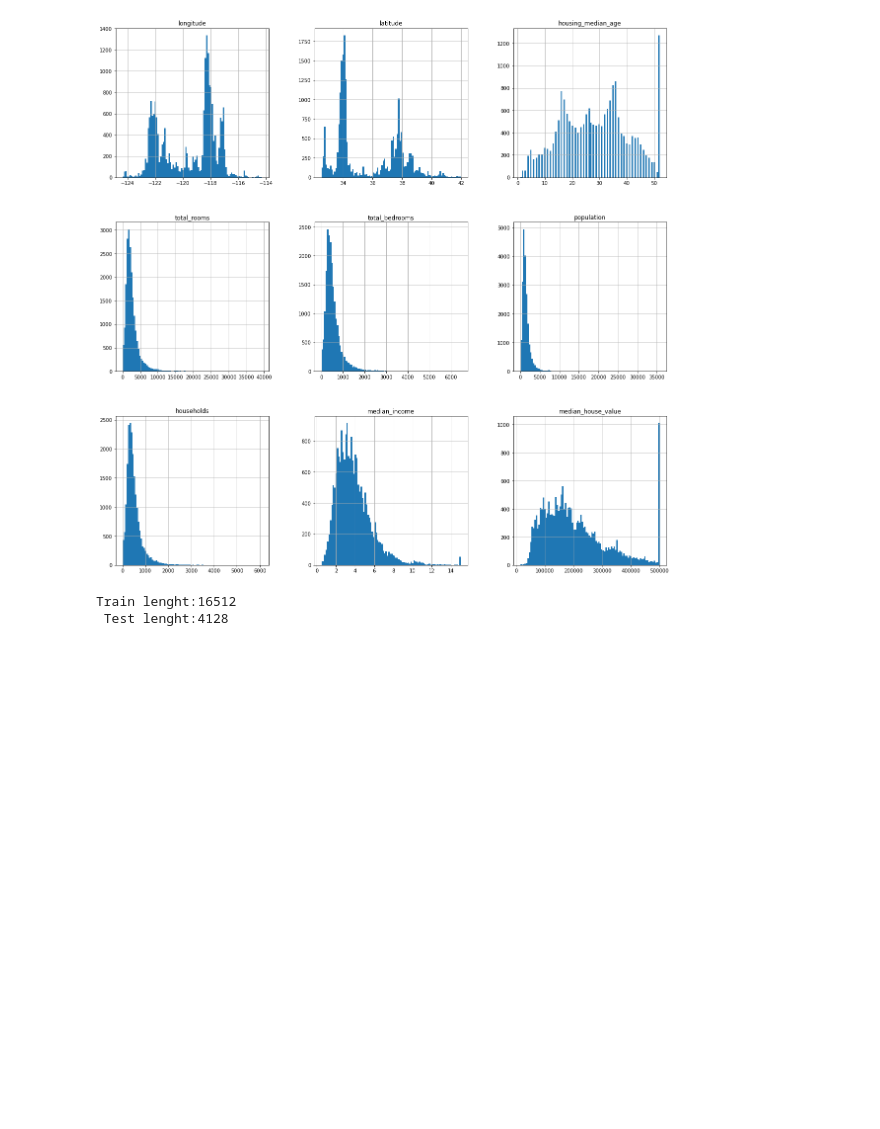
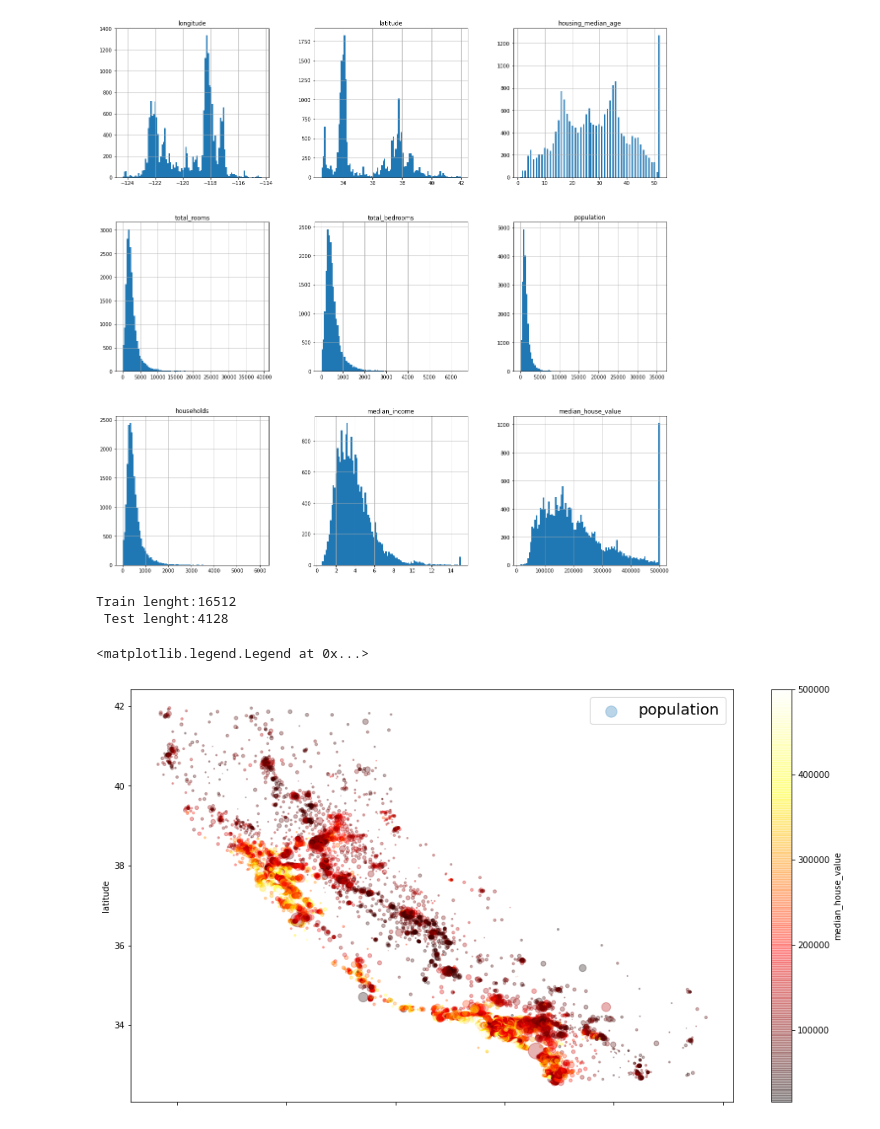
Before and after one commit to paulsok/kaggle, a Jupyter notebook: California Housing Prices/california_housing_prices.ipynb, the cells around one changed output. Saved outputs shown, nothing was run; the diff lists cells and outputs as text; code cells hidden in the pictures; blank space fills up the shorter version.

```diff
--- a/California Housing Prices/california_housing_prices.ipynb
+++ b/California Housing Prices/california_housing_prices.ipynb
@@ -65,3 +68,13 @@ print(f'Train lenght:{len(train)} \n Test lenght:{len(test)}')
 # %% [output]
 Train lenght:16512
  Test lenght:4128
+# %%
+# california
+df.plot(kind='scatter', x='longitude', y='latitude',
+        alpha=0.3, s=df['population']/100, label='population',
+        figsize=(16, 9), c='median_house_value',
+        cmap=plt.get_cmap('hot'))
+plt.legend(fontsize=18)
+# %% [output]
+<matplotlib.legend.Legend at 0x...>
+[figure, added]
```
Also changed, not shown: parts of 8 cells of this notebook.
